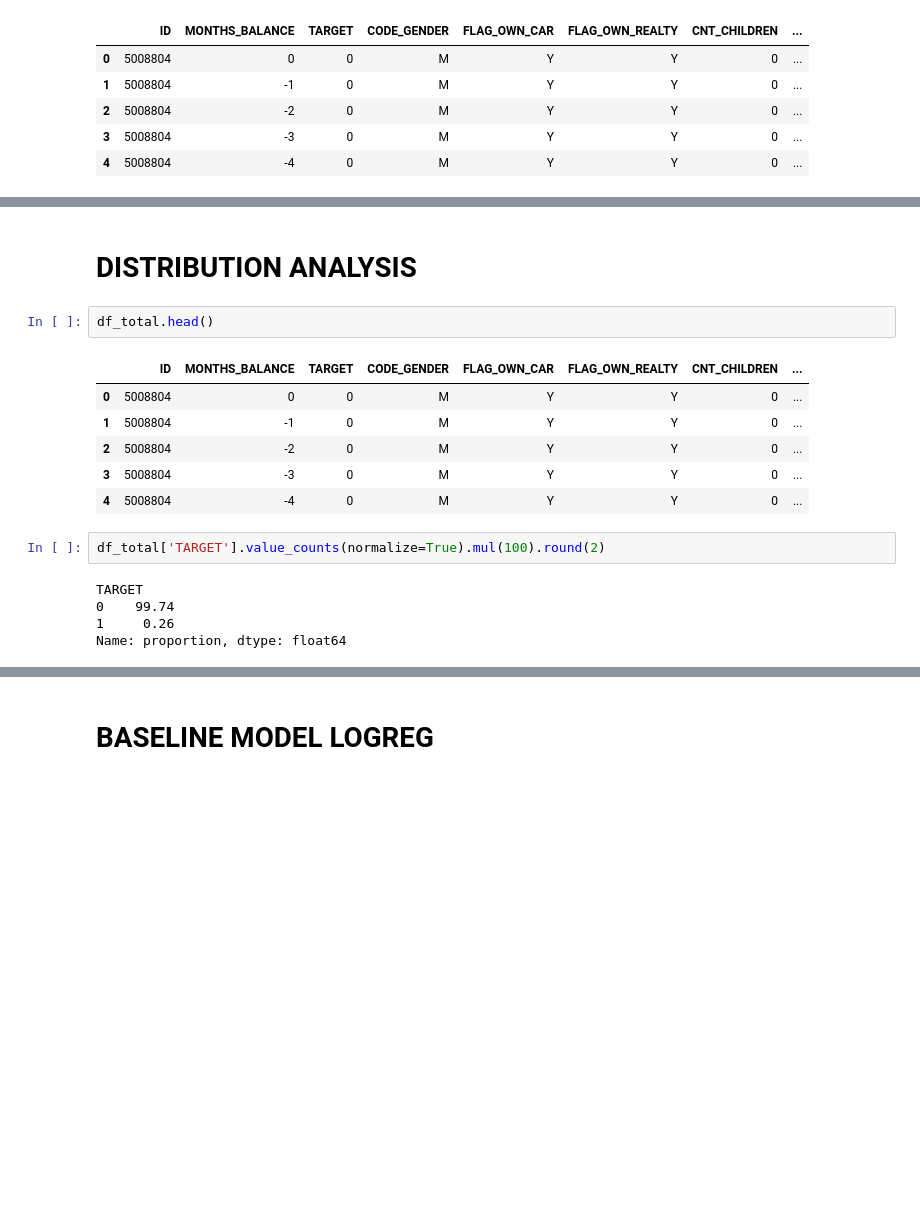
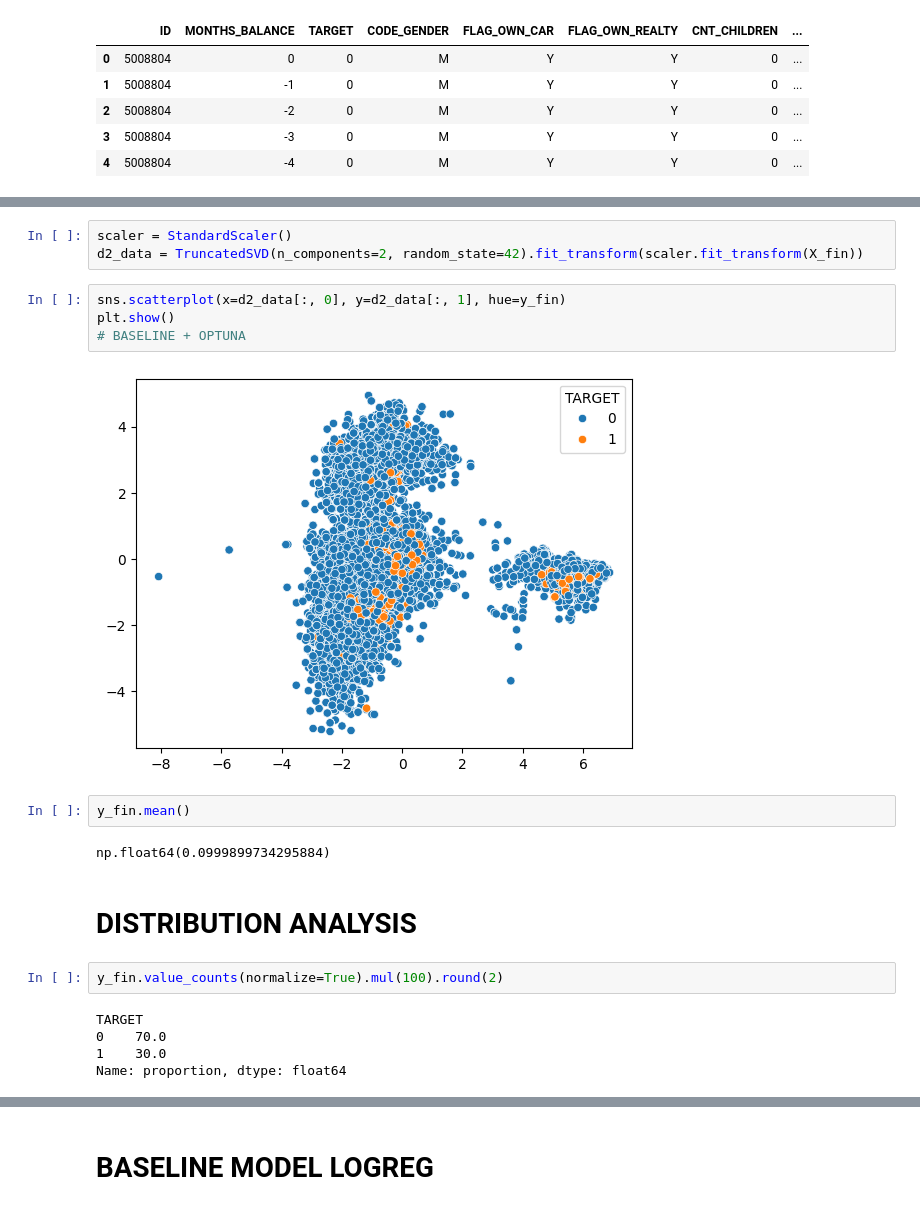
Before and after one commit to MazzDi/KC.ML-Engeneering.Final-Project, a Jupyter notebook: mvp.ipynb, the cells around one changed output, grey strips where cells are left out. Drawn from its saved outputs; the diff is of its cells as text; blank space fills up the shorter version.

```diff
--- a/mvp.ipynb
+++ b/mvp.ipynb
@@ -306,19 +403,23 @@ df_total.head()
+# %%
+scaler = StandardScaler()
+d2_data = TruncatedSVD(n_components=2, random_state=42).fit_transform(scaler.fit_transform(X_fin))
+# %%
+sns.scatterplot(x=d2_data[:, 0], y=d2_data[:, 1], hue=y_fin)
+plt.show()
+# BASELINE + OPTUNA
+# %% [output]
+[figure, added]
+# %%
+y_fin.mean()
+# %% [output]
+np.float64(0.0999899734295884)
 # %% [markdown]
 # DISTRIBUTION ANALYSIS
-# %%
-df_total.head()
-# %% [output]
-|  | ID | MONTHS_BALANCE | TARGET | CODE_GENDER | FLAG_OWN_CAR | FLAG_OWN_REALTY | CNT_CHILDREN | ... |
-| 0 | 5008804 | 0 | 0 | M | Y | Y | 0 | ... |
-| 1 | 5008804 | -1 | 0 | M | Y | Y | 0 | ... |
-| 2 | 5008804 | -2 | 0 | M | Y | Y | 0 | ... |
-| 3 | 5008804 | -3 | 0 | M | Y | Y | 0 | ... |
-| 4 | 5008804 | -4 | 0 | M | Y | Y | 0 | ... |
 # %%
-df_total['TARGET'].value_counts(normalize=True).mul(100).round(2)
+y_fin.value_counts(normalize=True).mul(100).round(2)
 # %% [output]
 TARGET
-0    99.74
-1     0.26
+0    70.0
+1    30.0
 Name: proportion, dtype: float64
 # %%
```
Also changed, not shown: parts of 117 cells of this notebook.
